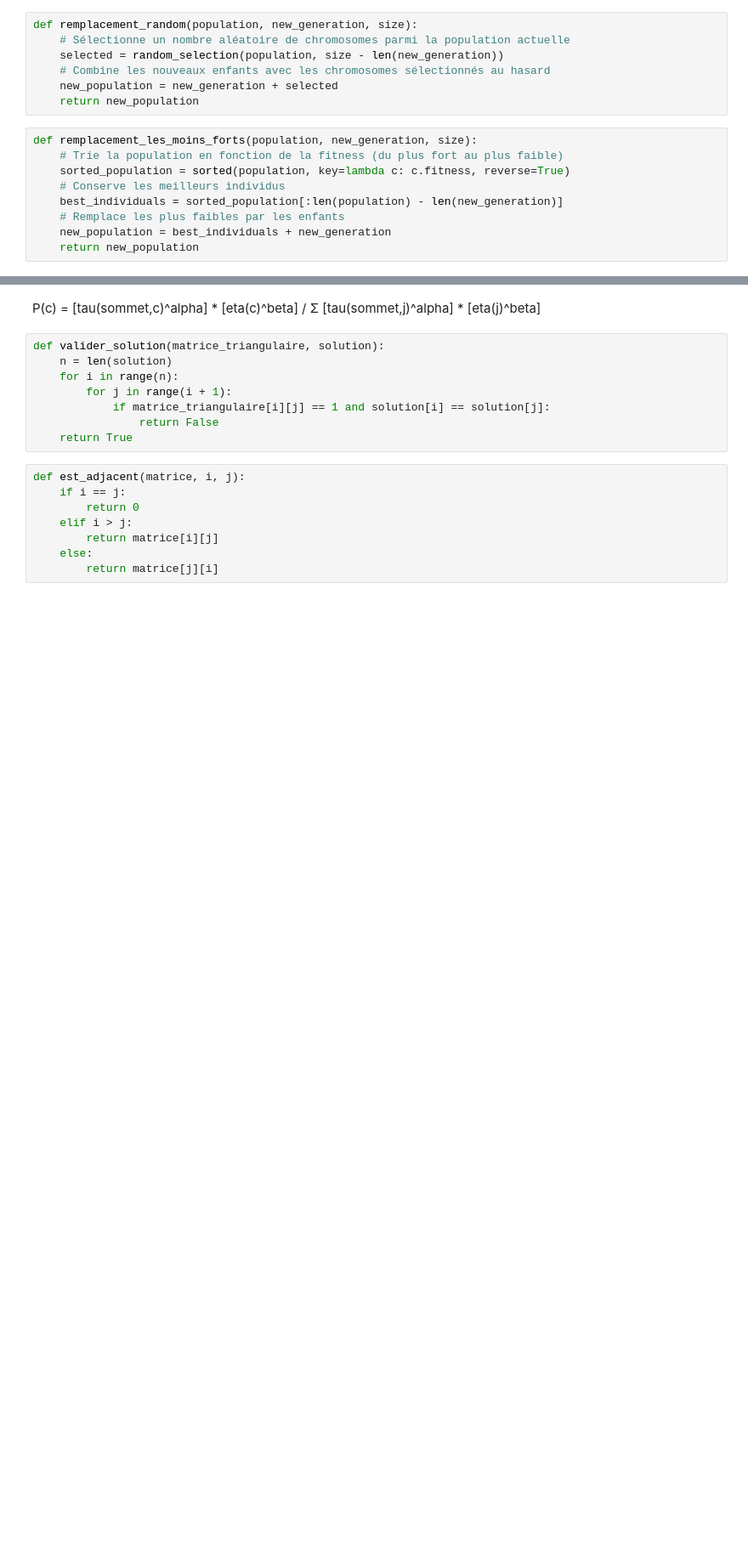
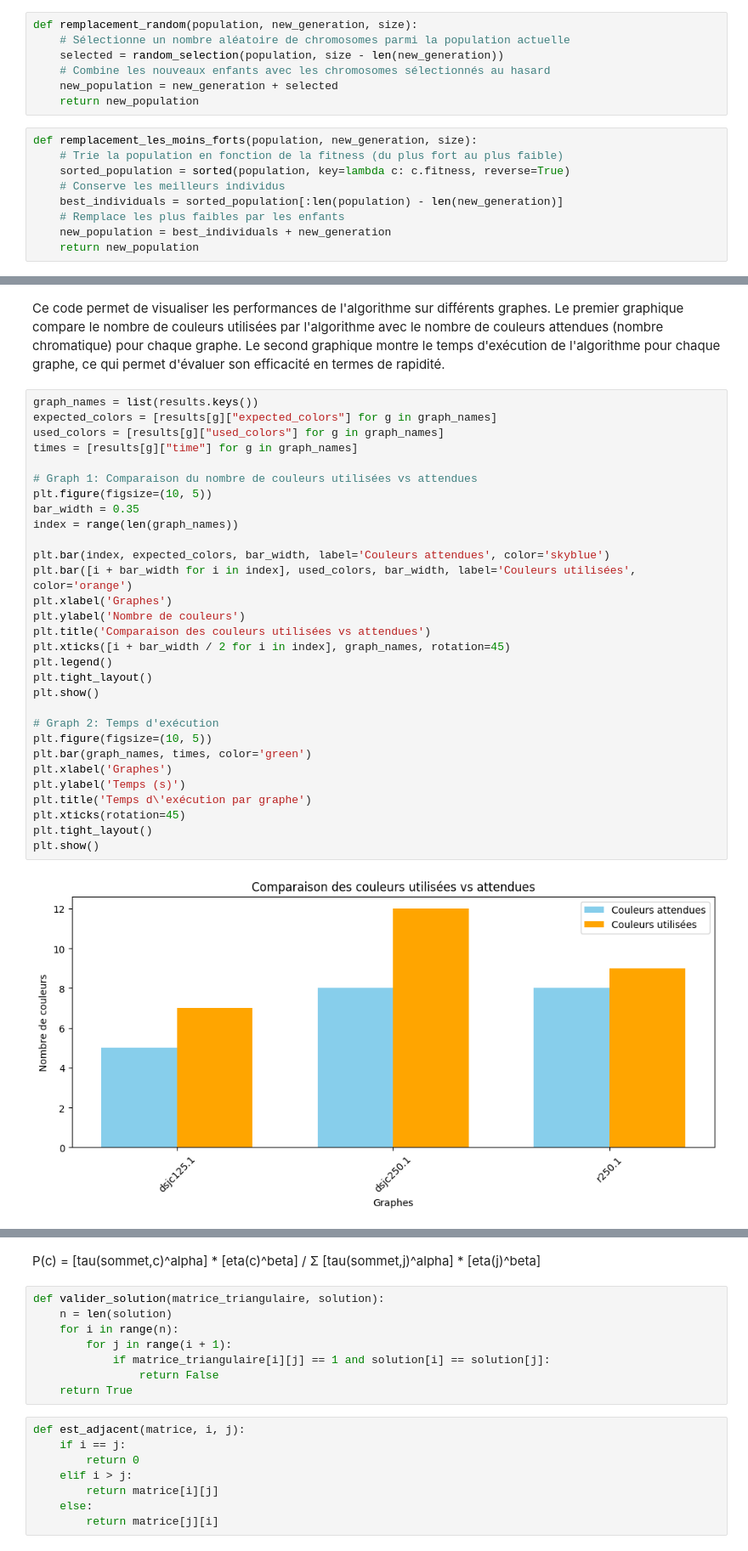
Before and after one commit to zcybrgd/Implementing-Optimization-Techniques, a Jupyter notebook: TP4-Evolutionnary-Metaheuristics/TP04_SQ2_EQUIPE03_Metaheuristics_AG_ACO.ipynb, the cells around one changed output, grey strips where cells are left out. Shown at 85% size. Drawn from its saved outputs; the diff is of its cells as text; blank space fills up the shorter version.

```diff
--- a/TP4-Evolutionnary-Metaheuristics/TP04_SQ2_EQUIPE03_Metaheuristics_AG_ACO.ipynb
+++ b/TP4-Evolutionnary-Metaheuristics/TP04_SQ2_EQUIPE03_Metaheuristics_AG_ACO.ipynb
@@ -929,0 +1477,34 @@ Génération 0: Fitness = -128, Couleurs = 180, Conflits = 68
+# %% [markdown]
+Ce code permet de visualiser les performances de l'algorithme sur différents graphes. Le premier graphique compare le nombre de couleurs utilisées par l'algorithme avec le nombre de couleurs attendues (nombre chromatique) pour chaque graphe. Le second graphique montre le temps d'exécution de l'algorithme pour chaque graphe, ce qui permet d'évaluer son efficacité en termes de rapidité.
+# %%
+graph_names = list(results.keys())
+expected_colors = [results[g]["expected_colors"] for g in graph_names]
+used_colors = [results[g]["used_colors"] for g in graph_names]
+times = [results[g]["time"] for g in graph_names]
+
+# Graph 1: Comparaison du nombre de couleurs utilisées vs attendues
+plt.figure(figsize=(10, 5))
+bar_width = 0.35
+index = range(len(graph_names))
+
+plt.bar(index, expected_colors, bar_width, label='Couleurs attendues', color='skyblue')
+plt.bar([i + bar_width for i in index], used_colors, bar_width, label='Couleurs utilisées', color='orange')
+plt.xlabel('Graphes')
+plt.ylabel('Nombre de couleurs')
+plt.title('Comparaison des couleurs utilisées vs attendues')
+plt.xticks([i + bar_width / 2 for i in index], graph_names, rotation=45)
+plt.legend()
+plt.tight_layout()
+plt.show()
+
+# Graph 2: Temps d'exécution
+plt.figure(figsize=(10, 5))
+plt.bar(graph_names, times, color='green')
+plt.xlabel('Graphes')
+plt.ylabel('Temps (s)')
+plt.title('Temps d\'exécution par graphe')
+plt.xticks(rotation=45)
+plt.tight_layout()
+plt.show()
+# %% [output]
+[figure, added]
```
Also changed, not shown: parts of 73 cells of this notebook.
